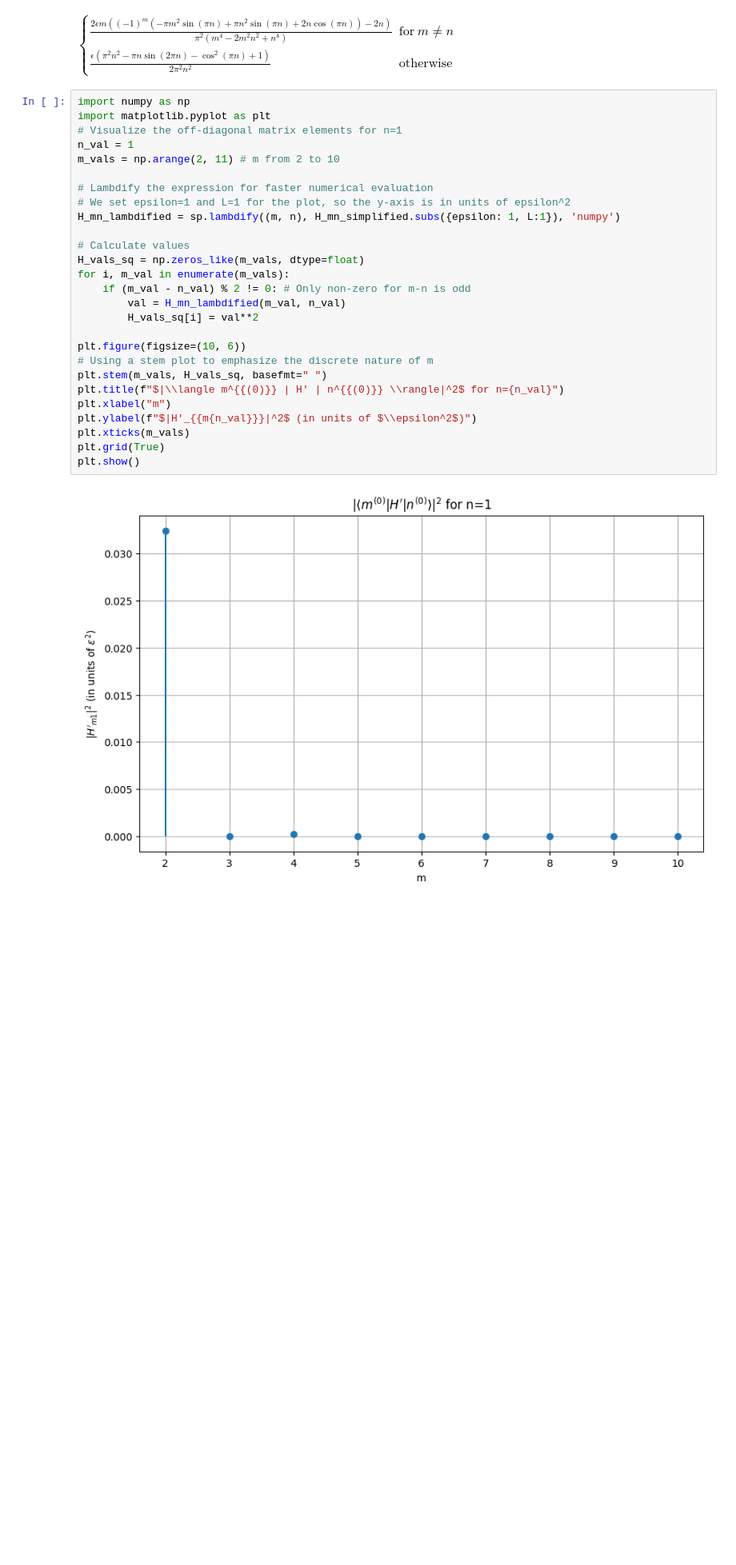
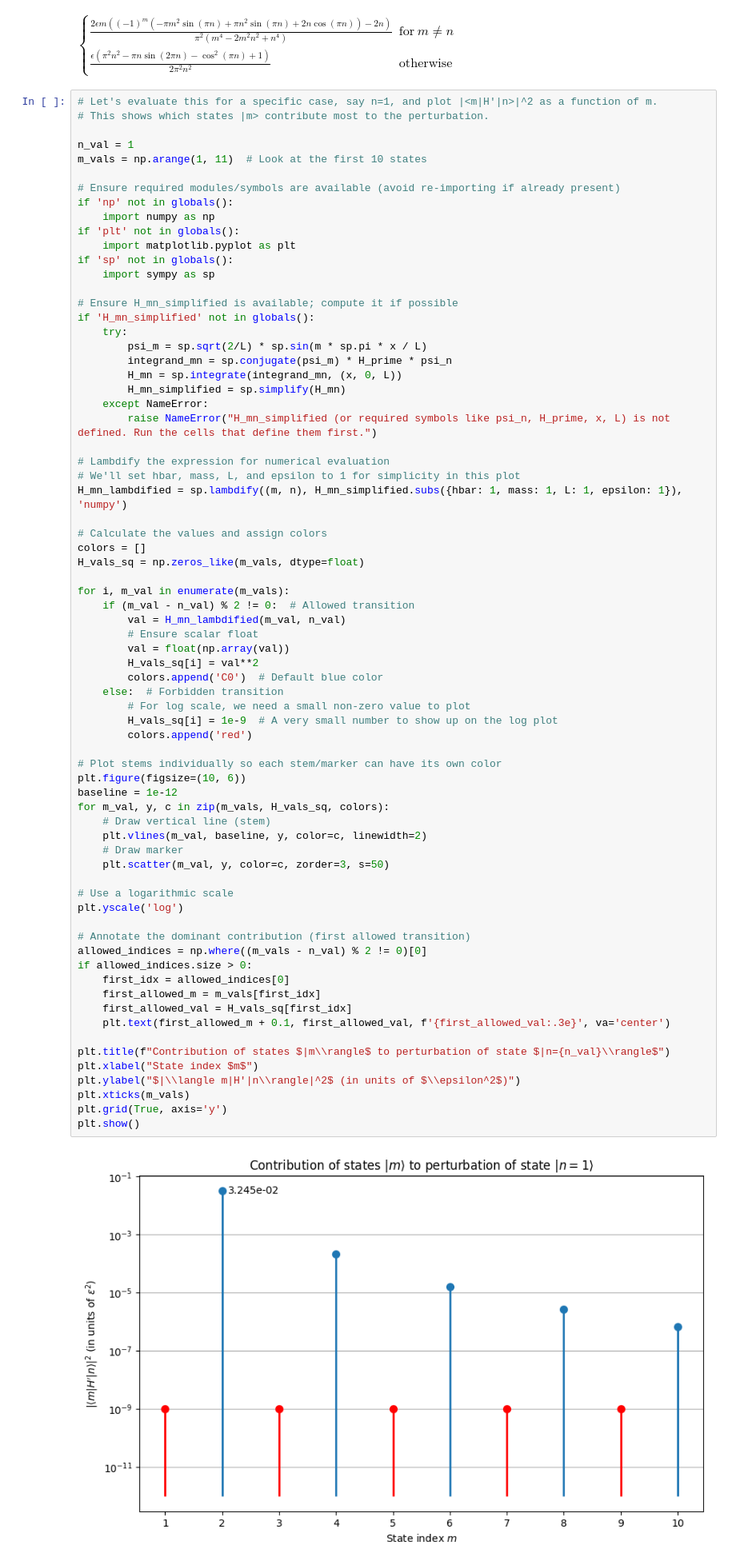
Before and after one commit to BBCnewslondon/Atomic-physics, a Jupyter notebook: chapter_4.ipynb, the cells around one changed output. Shown at 80% size. Cells and saved outputs as stored; diff of their text form; blank space fills up the shorter version.

```diff
--- a/chapter_4.ipynb
+++ b/chapter_4.ipynb
@@ -44,34 +44,78 @@ H_mn_simplified
 Off-diagonal matrix element <m|H'|n>:
 $\displaystyle \begin{cases} \frac{2 \epsilon m \left(\left(-1\right)^{m} \left(- \pi m^{2} \sin{\left(\pi n \right)} + \pi n^{2} \sin{\left(\pi n \right)} + 2 n \cos{\left(\pi n \right)}\right) - 2 n\right)}{\pi^{2} \left(m^{4} - 2 m^{2} n^{2} + n^{4}\right)} & \text{for}\: m \neq n \\\frac{\epsilon \left(\pi^{2} n^{2} - \pi n \sin{\left(2 \pi n \right)} - \cos^{2}{\left(\pi n \right)} + 1\right)}{2 \pi^{2} n^{2}} & \text{otherwise} \end{cases}$
 # %%
-import numpy as np
-import matplotlib.pyplot as plt
-# Visualize the off-diagonal matrix elements for n=1
+# Let's evaluate this for a specific case, say n=1, and plot |<m|H'|n>|^2 as a function of m.
+# This shows which states |m> contribute most to the perturbation.
+
 n_val = 1
-m_vals = np.arange(2, 11) # m from 2 to 10
+m_vals = np.arange(1, 11)  # Look at the first 10 states
 
-# Lambdify the expression for faster numerical evaluation
-# We set epsilon=1 and L=1 for the plot, so the y-axis is in units of epsilon^2
-H_mn_lambdified = sp.lambdify((m, n), H_mn_simplified.subs({epsilon: 1, L:1}), 'numpy')
+# Ensure required modules/symbols are available (avoid re-importing if already present)
+if 'np' not in globals():
+    import numpy as np
+if 'plt' not in globals():
+    import matplotlib.pyplot as plt
+if 'sp' not in globals():
+    import sympy as sp
 
-# Calculate values
+# Ensure H_mn_simplified is available; compute it if possible
+if 'H_mn_simplified' not in globals():
+    try:
+        psi_m = sp.sqrt(2/L) * sp.sin(m * sp.pi * x / L)
+        integrand_mn = sp.conjugate(psi_m) * H_prime * psi_n
+        H_mn = sp.integrate(integrand_mn, (x, 0, L))
+        H_mn_simplified = sp.simplify(H_mn)
+    except NameError:
+        raise NameError("H_mn_simplified (or required symbols like psi_n, H_prime, x, L) is not defined. Run the cells that define them first.")
+
+# Lambdify the expression for numerical evaluation
+# We'll set hbar, mass, L, and epsilon to 1 for simplicity in this plot
+H_mn_lambdified = sp.lambdify((m, n), H_mn_simplified.subs({hbar: 1, mass: 1, L: 1, epsilon: 1}), 'numpy')
+
+# Calculate the values and assign colors
+colors = []
 H_vals_sq = np.zeros_like(m_vals, dtype=float)
+
 for i, m_val in enumerate(m_vals):
-    if (m_val - n_val) % 2 != 0: # Only non-zero for m-n is odd
+    if (m_val - n_val) % 2 != 0:  # Allowed transition
         val = H_mn_lambdified(m_val, n_val)
+        # Ensure scalar float
+        val = float(np.array(val))
         H_vals_sq[i] = val**2
+        colors.append('C0')  # Default blue color
+    else:  # Forbidden transition
+        # For log scale, we need a small non-zero value to plot
+        H_vals_sq[i] = 1e-9  # A very small number to show up on the log plot
+        colors.append('red')
 
+# Plot stems individually so each stem/marker can have its own color
 plt.figure(figsize=(10, 6))
-# Using a stem plot to emphasize the discrete nature of m
-plt.stem(m_vals, H_vals_sq, basefmt=" ")
-plt.title(f"$|\\langle m^{{(0)}} | H' | n^{{(0)}} \\rangle|^2$ for n={n_val}")
-plt.xlabel("m")
-plt.ylabel(f"$|H'_{{m{n_val}}}|^2$ (in units of $\\epsilon^2$)")
+baseline = 1e-12
+for m_val, y, c in zip(m_vals, H_vals_sq, colors):
+    # Draw vertical line (stem)
+    plt.vlines(m_val, baseline, y, color=c, linewidth=2)
+    # Draw marker
+    plt.scatter(m_val, y, color=c, zorder=3, s=50)
+
+# Use a logarithmic scale
+plt.yscale('log')
+
+# Annotate the dominant contribution (first allowed transition)
+allowed_indices = np.where((m_vals - n_val) % 2 != 0)[0]
+if allowed_indices.size > 0:
+    first_idx = allowed_indices[0]
+    first_allowed_m = m_vals[first_idx]
+    first_allowed_val = H_vals_sq[first_idx]
+    plt.text(first_allowed_m + 0.1, first_allowed_val, f'{first_allowed_val:.3e}', va='center')
+
+plt.title(f"Contribution of states $|m\\rangle$ to perturbation of state $|n={n_val}\\rangle$")
+plt.xlabel("State index $m$")
+plt.ylabel("$|\\langle m|H'|n\\rangle|^2$ (in units of $\\epsilon^2$)")
 plt.xticks(m_vals)
-plt.grid(True)
+plt.grid(True, axis='y')
 plt.show()
 # %% [output]
-[figure, old version]
+[figure, new version]
 # %% [markdown]
 ### Second-Order Energy Correction Calculation
 
```
Also changed, not shown: parts of 2 cells of this notebook.
